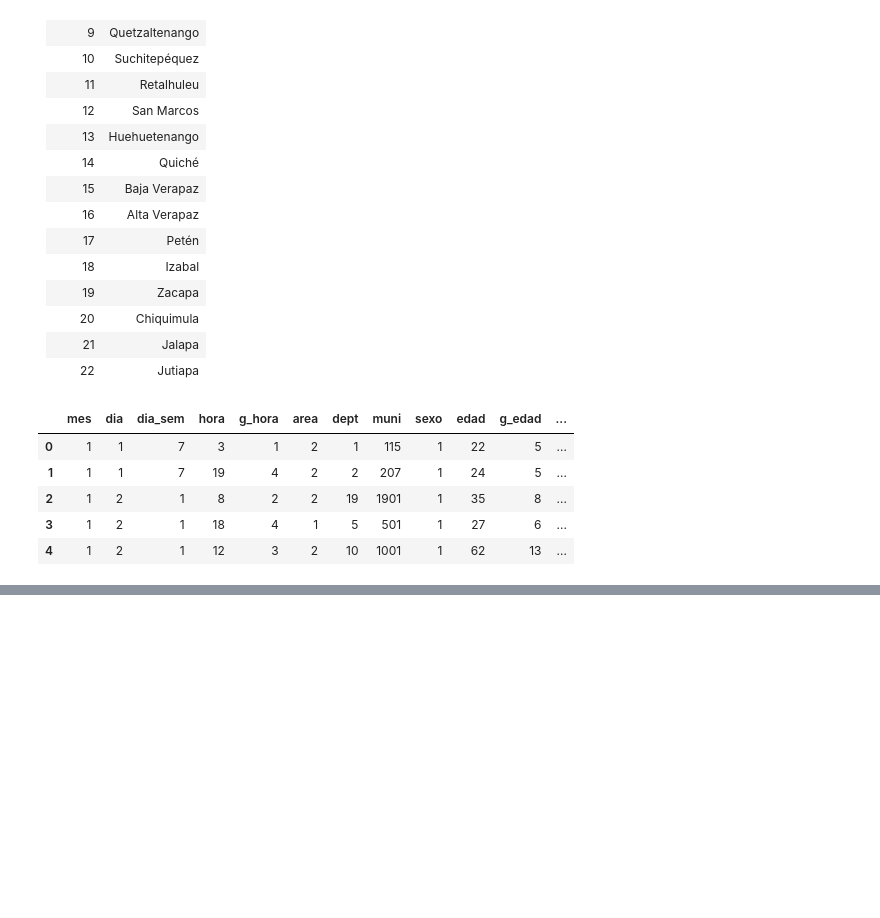
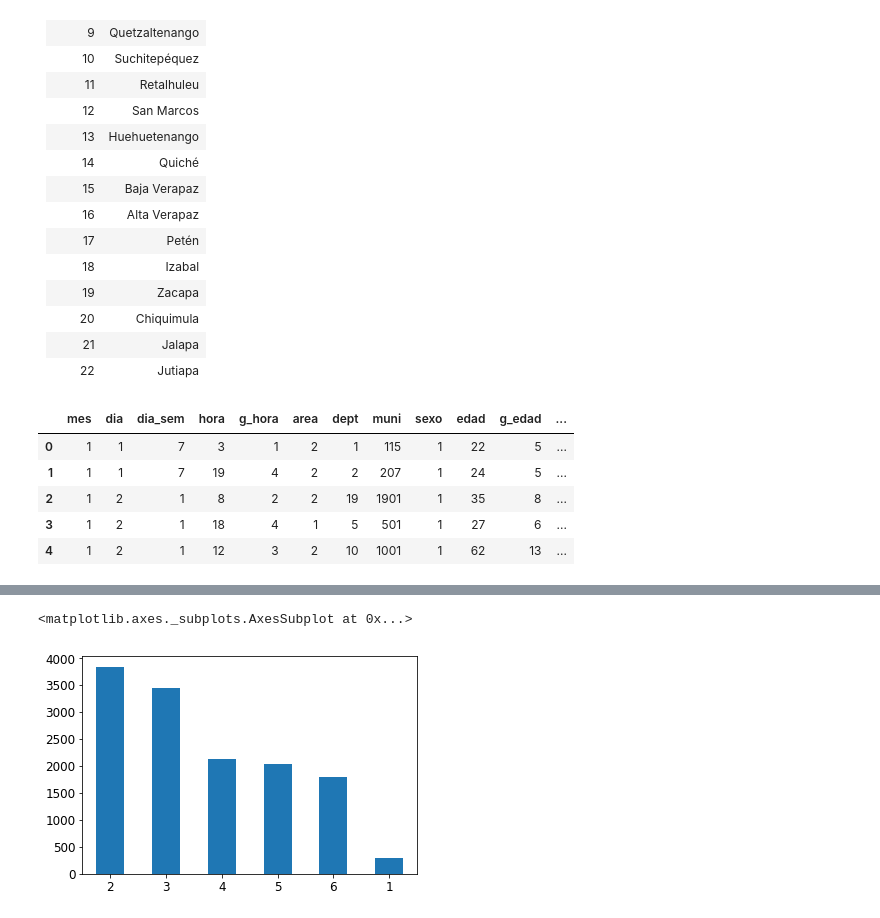
Before and after one commit to nathsmo/Victimas_PNC_2017, a Jupyter notebook: Procesamiento2.ipynb, the cells around one changed output, grey strips where cells are left out. Cells and saved outputs as stored; diff of their text form; code cells hidden in the pictures; blank space fills up the shorter version.

```diff
--- a/Procesamiento2.ipynb
+++ b/Procesamiento2.ipynb
@@ -118,0 +134,6 @@ df.head()
+# %%
+Ciudad_Count_Table = ciudad.g_delitos.value_counts()
+Ciudad_Count_Table.plot.bar(x='lab', y='val', rot=0)
+# %% [output]
+<matplotlib.axes._subplots.AxesSubplot at 0x...>
+[figure, added]
```
Also changed, not shown: parts of 6 cells of this notebook.
